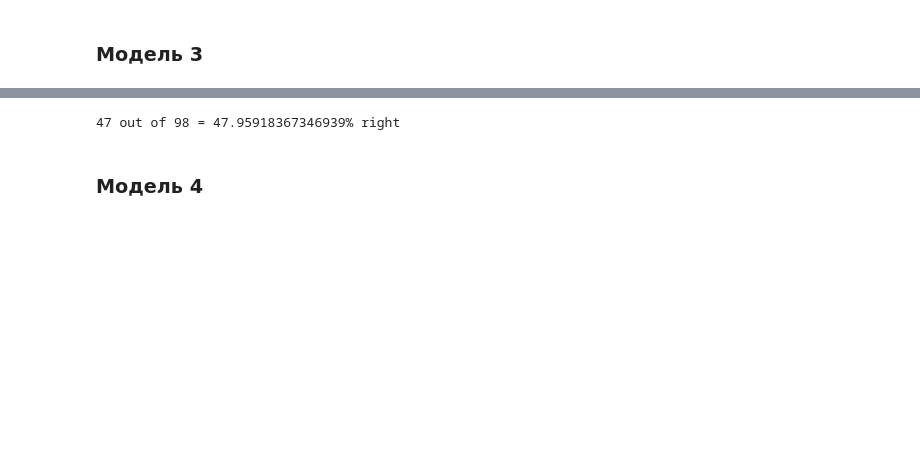
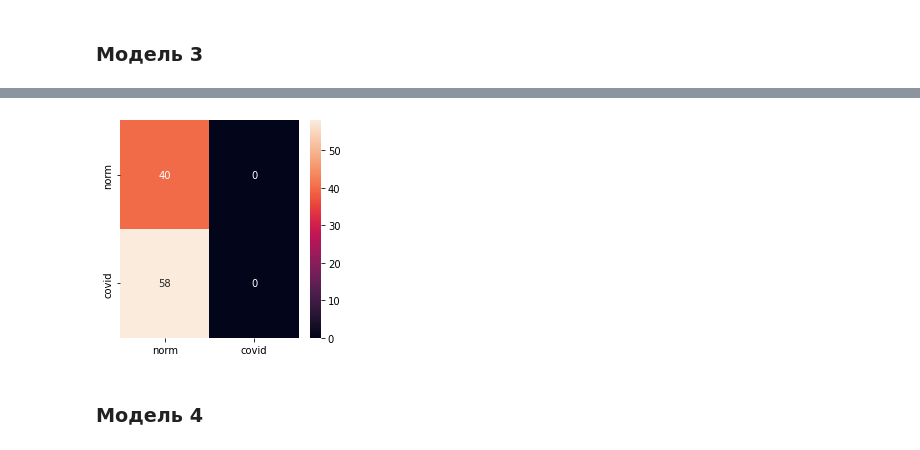
Before and after one commit to ignatovskiy/Data_Satanism, a Jupyter notebook: lab2_iad/Lab2_iad.ipynb, the cells around one changed output, grey strips where cells are left out. Cells and saved outputs as stored; diff of their text form; code cells hidden in the pictures; blank space fills up the shorter version.

```diff
--- a/lab2_iad/Lab2_iad.ipynb
+++ b/lab2_iad/Lab2_iad.ipynb
@@ -283,6 +289,6 @@ model3 = Model3()
 criterion = nn.CrossEntropyLoss()
 optimizer = torch.optim.Adam(model3.parameters(), lr=0.01)
 # %%
-epochs = 20
-model3_ = train_model(model3, epochs, criterion, optimizer, X_train_tensor, Y_train_tensor, X_test_tensor, Y_test_tensor)
+epochs3 = 20
+model3_, accs3, losses3 = train_model(model3, epochs3, criterion, optimizer, X_train_tensor, Y_train_tensor, X_test_tensor, Y_test_tensor)
 # %% [output]
@@ -309,7 +315,7 @@ epoch: 20  loss: 0.69314730 acc: 47.95918367346939
 # %%
-test_model(model3_, X_test_tensor, Y_test_tensor, 1)
+test_res_model(model3_, X_test_tensor, Y_test_tensor, 1, target_names)
 # %% [output]
-47 out of 98 = 47.95918367346939% right
+[figure, added]
 # %% [markdown]
 ### Модель 4
 # %%
```
Also changed, not shown: parts of 25 cells of this notebook, 1 other file.
